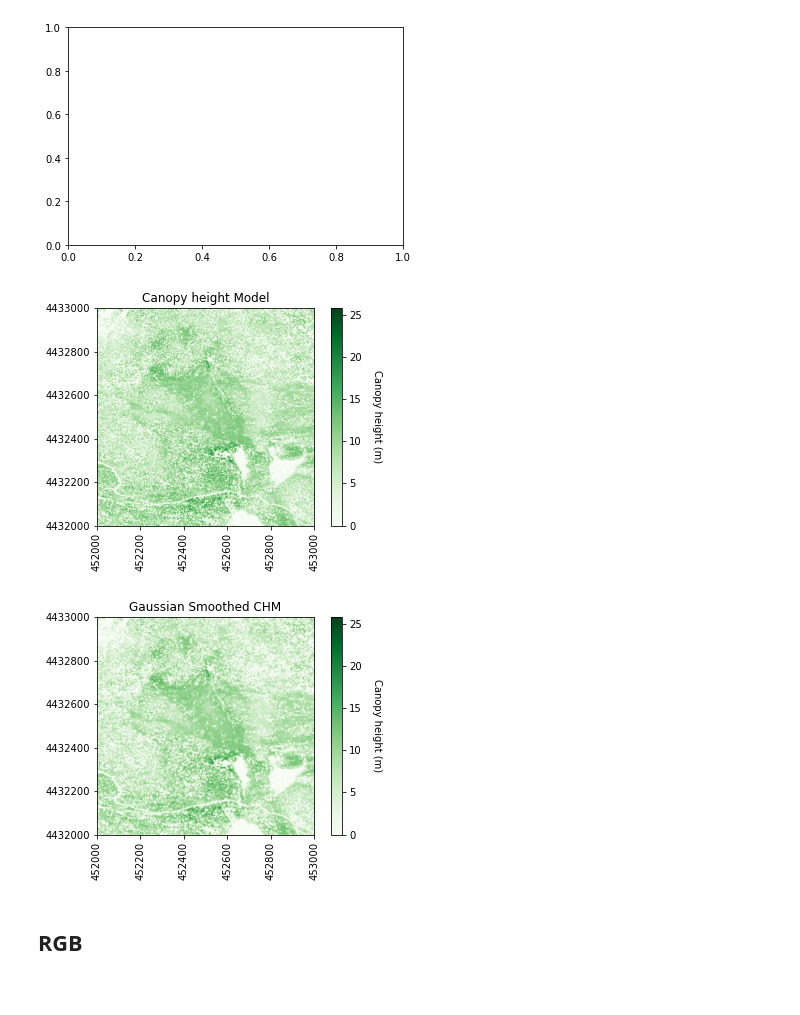
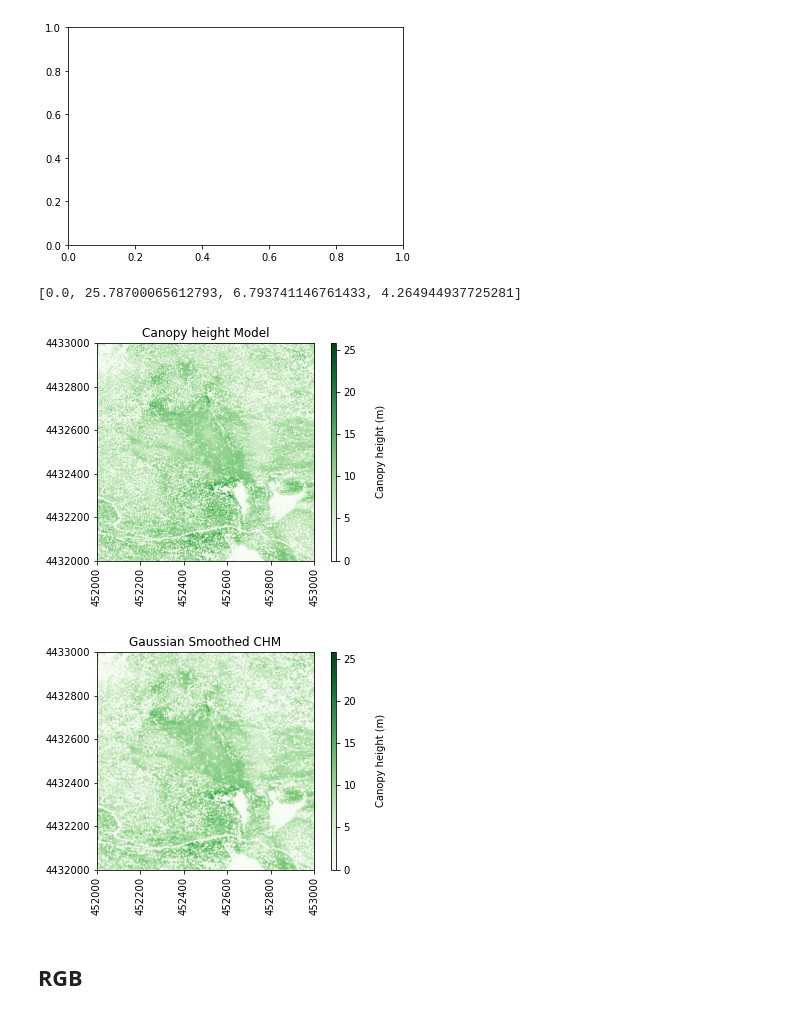
Before and after one commit to vscholl/neon_carbon_estimate, a Jupyter notebook: chm_to_biomass.ipynb, the cells around one changed output. Saved outputs shown, nothing was run; the diff lists cells and outputs as text; code cells hidden in the pictures.

Commit message:
saved smoothed CHM to file
can confirm it looks smoothed

```diff
--- a/chm_to_biomass.ipynb
+++ b/chm_to_biomass.ipynb
@@ -209,27 +209,47 @@ image_extent = (xMin,xMax,yMin,yMax)
 chm_stats = chm_raster.ComputeStatistics(0)
 chm_metadata = chm_raster.GetMetadata()
 
-
 chm_min_height = chm_stats[0]
 chm_max_height = chm_stats[1]
+
+# print the CHM stats
+chm_stats
+# %% [output]
+[0.0, 25.78700065612793, 6.793741146761433, 4.264944937725281]
 # %%
 # Plot the original CHM
 plt.figure(1)
 chm_array = chm_raster.ReadAsArray(0,0,cols_chm,rows_chm).astype(np.float)
 
-# Plot the CHM figure
-plot_band_array(chm_array,image_extent,'Canopy height Model','Canopy height (m)','Greens',[chm_min_height, chm_max_height])
+plot_band_array(chm_array,
+                image_extent,
+                [chm_min_height, chm_max_height],
+                title = 'Canopy height Model',
+                cbar ='on',
+                cmap_title = 'Canopy height (m)',
+                colormap = "Greens")
 
 # Save the CHM to an image file
 plt.savefig('figures/'+ just_chm_file_split[0]+'_'+just_chm_file_split[1]+'_'+just_chm_file_split[2]+'_'+just_chm_file_split[3]+'_'+just_chm_file_split[4]+'_'+just_chm_file_split[5]+'_'+'CHM.png',dpi=300,orientation='landscape',bbox_inches='tight',pad_inches=0.1)
 # %% [output]
-[figure, old version]
+[figure, new version]
 # %%
 # Smooth the CHM using a gaussian filter to remove spurious points
 chm_array_smooth = ndi.gaussian_filter(chm_array,2,mode='constant',cval=0,truncate=2.0)
 chm_array_smooth[chm_array==0] = 0
 
 # Plot the smoothed CHM
-plot_band_array(chm_array_smooth, image_extent, 'Gaussian Smoothed CHM','Canopy height (m)','Greens',[chm_min_height, chm_max_height])
+plt.figure(1)
+
+plot_band_array(chm_array_smooth,
+                image_extent,
+                [chm_min_height, chm_max_height],
+                title = 'Gaussian Smoothed CHM',
+                cbar ='on',
+                cmap_title = 'Canopy height (m)',
+                colormap = "Greens")
+
+# Save the smoothed CHM
+plt.savefig('figures/'+ just_chm_file_split[0]+'_'+just_chm_file_split[1]+'_'+just_chm_file_split[2]+'_'+just_chm_file_split[3]+'_'+just_chm_file_split[4]+'_'+just_chm_file_split[5]+'_'+'CHM_smooth.png',dpi=300,orientation='landscape',bbox_inches='tight',pad_inches=0.1)
 # %% [output]
-[figure, old version]
+[figure, new version]
```
Also changed, not shown: parts of 7 cells of this notebook.
